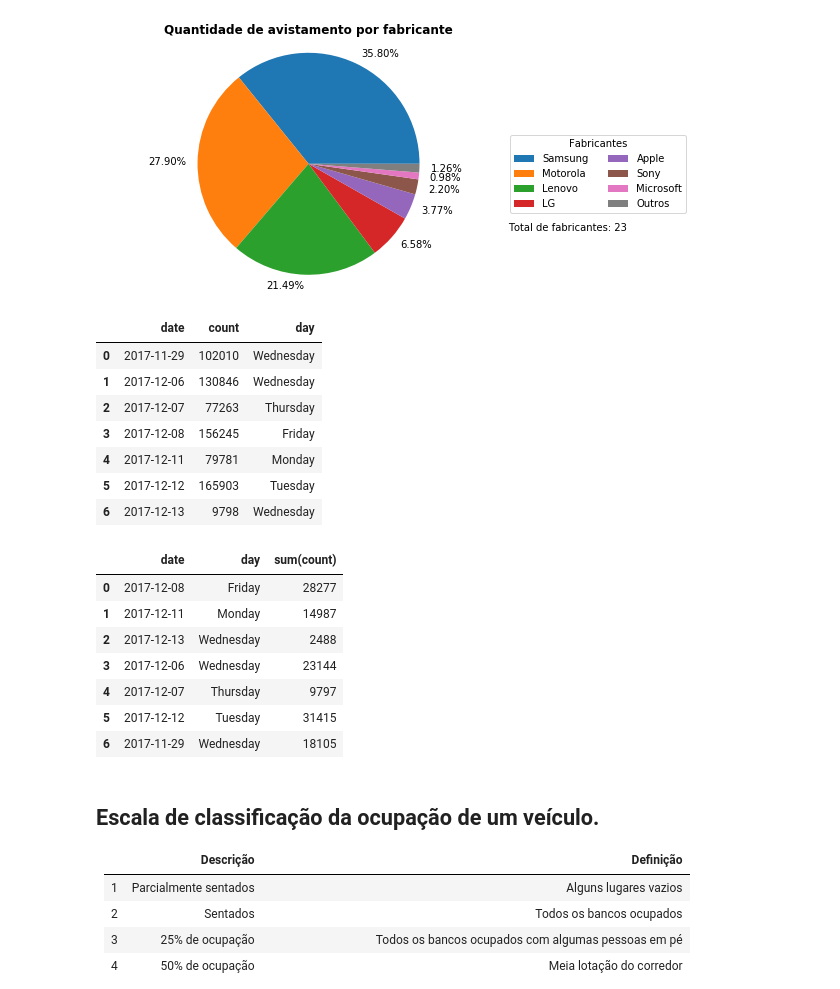
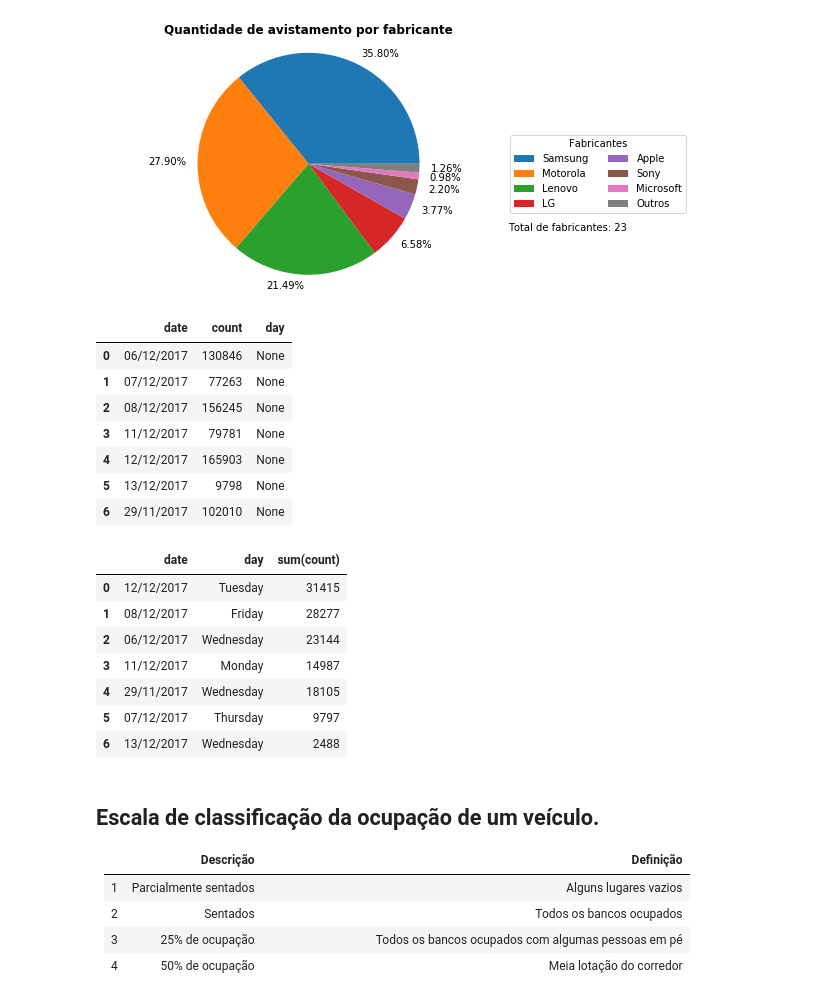
Before and after one commit to hilios/wifi-apc-analysis, a Jupyter notebook: analysis-v2.ipynb, the cells around one changed output. Saved outputs shown, nothing was run; the diff lists cells and outputs as text; code cells hidden in the pictures.

```diff
--- a/analysis-v2.ipynb
+++ b/analysis-v2.ipynb
@@ -106,20 +99,20 @@ plt.tight_layout()
 # %%
 phones_ds = (
     phones
-    .withColumn("date", to_date("timestamp"))
+    .withColumn("date", date_format("timestamp", "dd/MM/yyyy"))
     .withColumn("timestamp", to_utc_timestamp(regexp_replace("timestamp", ",", "."), "UTC"))
     .drop("level", "organization", "prefix")
 )
 phones_ds.groupBy("date").count().withColumn("day", date_format("date", "EEEE")).orderBy("date").toPandas()
 # %% [output]
 |  | date | count | day |
-| 0 | 2017-11-29 | 102010 | Wednesday |
-| 1 | 2017-12-06 | 130846 | Wednesday |
-| 2 | 2017-12-07 | 77263 | Thursday |
-| 3 | 2017-12-08 | 156245 | Friday |
-| 4 | 2017-12-11 | 79781 | Monday |
-| 5 | 2017-12-12 | 165903 | Tuesday |
-| 6 | 2017-12-13 | 9798 | Wednesday |
+| 0 | 06/12/2017 | 130846 | None |
+| 1 | 07/12/2017 | 77263 | None |
+| 2 | 08/12/2017 | 156245 | None |
+| 3 | 11/12/2017 | 79781 | None |
+| 4 | 12/12/2017 | 165903 | None |
+| 5 | 13/12/2017 | 9798 | None |
+| 6 | 29/11/2017 | 102010 | None |
 # %%
 mins = lambda i: i * (60*60)
 
@@ -133,7 +126,6 @@ sightings_within_5sec = (
 
 sightings = (
     phones_ds
-    .drop("date")
     # 1) Unique MAC sightings within 5 seconds
     .withColumn("fst_sight", first("timestamp").over(sightings_within_5sec))
     .filter(col("fst_sight") == col("timestamp"))
@@ -149,25 +141,25 @@ sightings = (
     .drop("count")
     # 4) Estimate the occupation
     .groupBy("window").count()
+    .withColumn("date", date_format("window.start", "dd/MM/yyyy"))
 )
 
 # Summary
 (
     sightings
     .withColumn("day", date_format("window.start", "EEEE"))
-    .withColumn("date", date_format("window.start", "yyyy-MM-dd"))
     .groupBy("date").agg(first("day").alias("day"), sum("count"))
     .toPandas()
 )
 # %% [output]
 |  | date | day | sum(count) |
-| 0 | 2017-12-08 | Friday | 28277 |
-| 1 | 2017-12-11 | Monday | 14987 |
-| 2 | 2017-12-13 | Wednesday | 2488 |
-| 3 | 2017-12-06 | Wednesday | 23144 |
-| 4 | 2017-12-07 | Thursday | 9797 |
-| 5 | 2017-12-12 | Tuesday | 31415 |
-| 6 | 2017-11-29 | Wednesday | 18105 |
+| 0 | 12/12/2017 | Tuesday | 31415 |
+| 1 | 08/12/2017 | Friday | 28277 |
+| 2 | 06/12/2017 | Wednesday | 23144 |
+| 3 | 11/12/2017 | Monday | 14987 |
+| 4 | 29/11/2017 | Wednesday | 18105 |
+| 5 | 07/12/2017 | Thursday | 9797 |
+| 6 | 13/12/2017 | Wednesday | 2488 |
 # %% [markdown]
 ## Escala de classificação da ocupação de um veículo.
 
```
Also changed, not shown: parts of 7 cells of this notebook.
